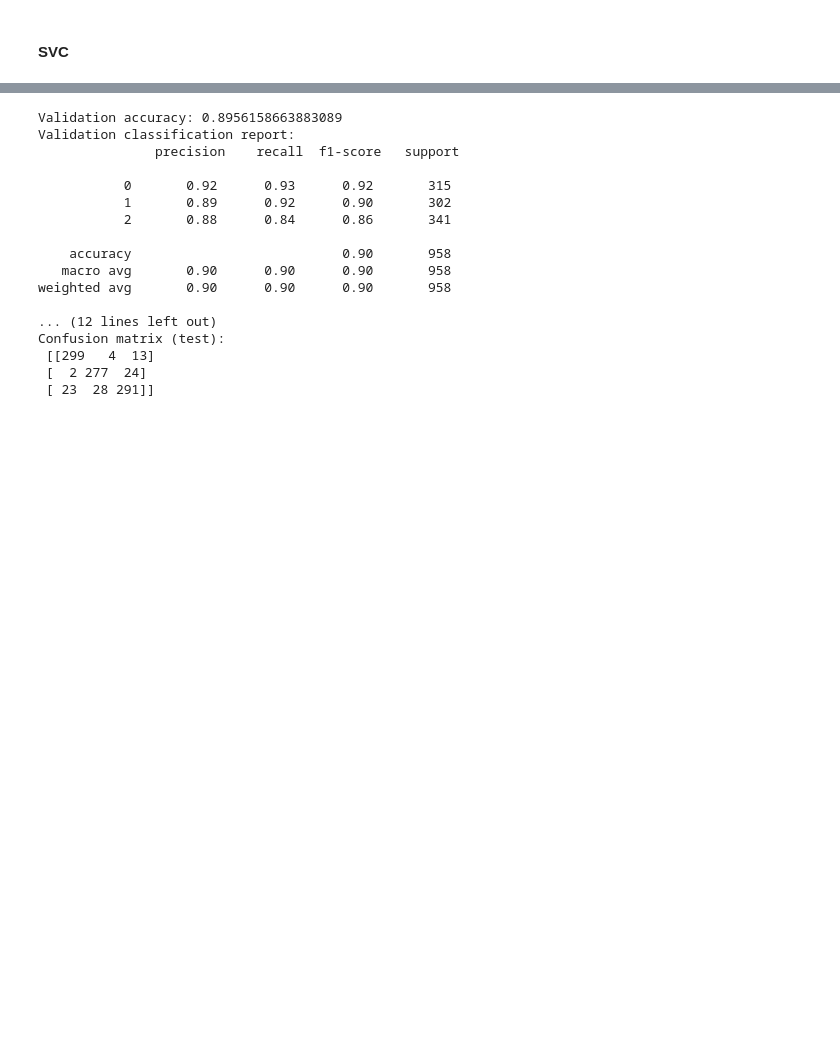
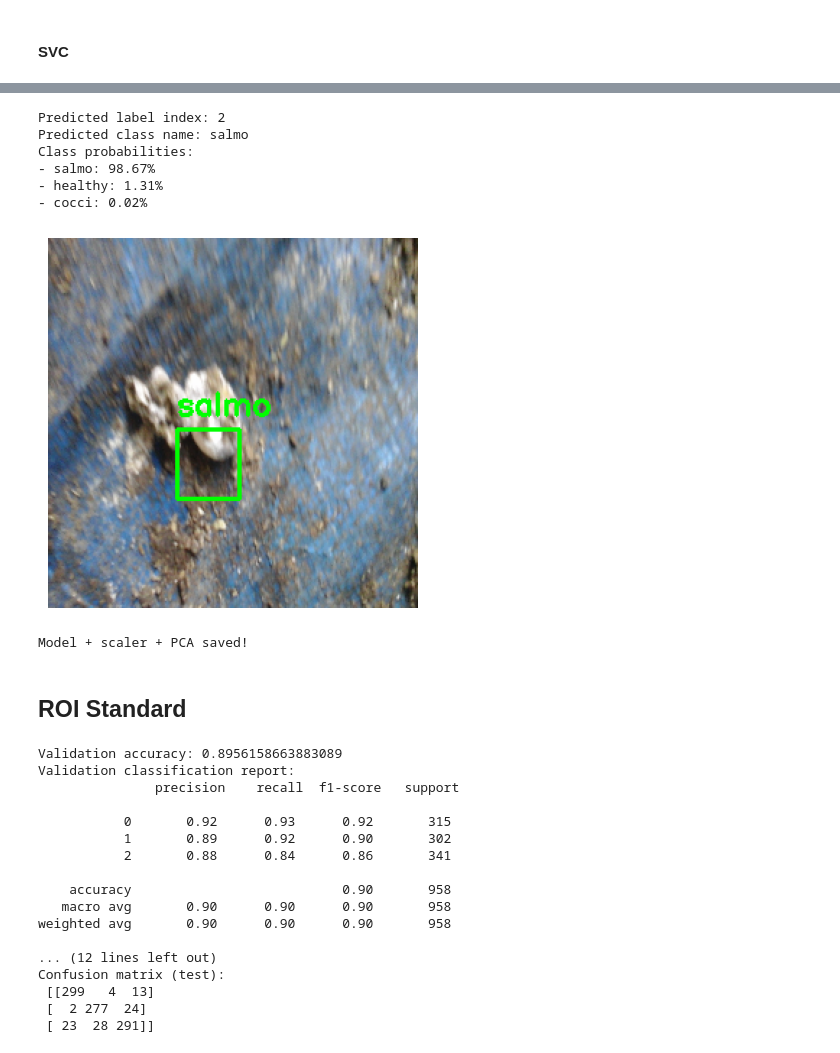
Before and after one commit to GabGlt/computer_vision_project, a Jupyter notebook: fecal_main.ipynb, the cells around one changed output, grey strips where cells are left out. Saved outputs shown, nothing was run; the diff lists cells and outputs as text; code cells hidden in the pictures; blank space fills up the shorter version.

```diff
--- a/fecal_main.ipynb
+++ b/fecal_main.ipynb
@@ -353,3 +416,74 @@ Best CV accuracy: 0.8865853264904295
+# %%
+def predict_with_detection(image_path):
+    img = cv2.imread(image_path)
+    img_resized = cv2.resize(img, (IMG_WIDTH, IMG_HEIGHT))
+
+    bbox = detect_feces_bbox(img_resized)
+    if bbox is None:
+        print("Tidak ada objek terdeteksi")
+        return None, None, img_resized, None
+
+    x, y, w, h = bbox
+    roi = img_resized[y:y+h, x:x+w]
+
+    # Feature extraction
+    X = extract_features([roi])
+    X_scaled = scaler.transform(X)
+    X_pca = pca.transform(X_scaled)
+
+    # Prediction
+    pred_idx = best_svm.predict(X_pca)[0]
+    pred_probs = best_svm.predict_proba(X_pca)[0]
+    pred_class = CLASS_NAMES[int(pred_idx)]
+
+    # Draw bbox & label
+    boxed = img_resized.copy()
+    cv2.rectangle(boxed, (x, y), (x+w, y+h), (0, 255, 0), 2)
+    cv2.putText(boxed, pred_class, (x, y-10),
+                cv2.FONT_HERSHEY_SIMPLEX, 0.7, (0,255,0), 2)
+
+    class_probs = list(zip(CLASS_NAMES, pred_probs))
+    class_probs.sort(key=lambda x: x[1], reverse=True)
+    return pred_idx, pred_class, boxed, bbox, class_probs
+# %%
+img_path = "./dataset/salmo/salmo.3.jpg"
+pred_idx, pred_class, boxed_img, bbox, class_probs = predict_with_detection(img_path)
+
+print("Predicted label index:", pred_idx)
+print("Predicted class name:", pred_class)
+print("Class probabilities:")
+for cls, prob in class_probs:
+    print(f"- {cls}: {prob*100:.2f}%")
+
+plt.imshow(cv2.cvtColor(boxed_img, cv2.COLOR_BGR2RGB))
+plt.axis("off")
+plt.show()
+# %% [output]
+Predicted label index: 2
+Predicted class name: salmo
+Class probabilities:
+- salmo: 98.67%
+- healthy: 1.31%
+- cocci: 0.02%
+[figure, added]
+# %%
+import pickle
+
+model_bundle = {
+    "scaler": scaler,
+    "pca": pca,
+    "model": best_svm,
+    "class_names": CLASS_NAMES
+}
+
+with open("best_svm.pkl", "wb") as f:
+    pickle.dump(model_bundle, f)
+
+print("Model + scaler + PCA saved!")
+# %% [output]
+Model + scaler + PCA saved!
+# %% [markdown]
+## ROI Standard
 # %%
 # SVC
 best_svm = grid_search.best_estimator_
```
Also changed, not shown: parts of 8 cells of this notebook, 1 other file.
